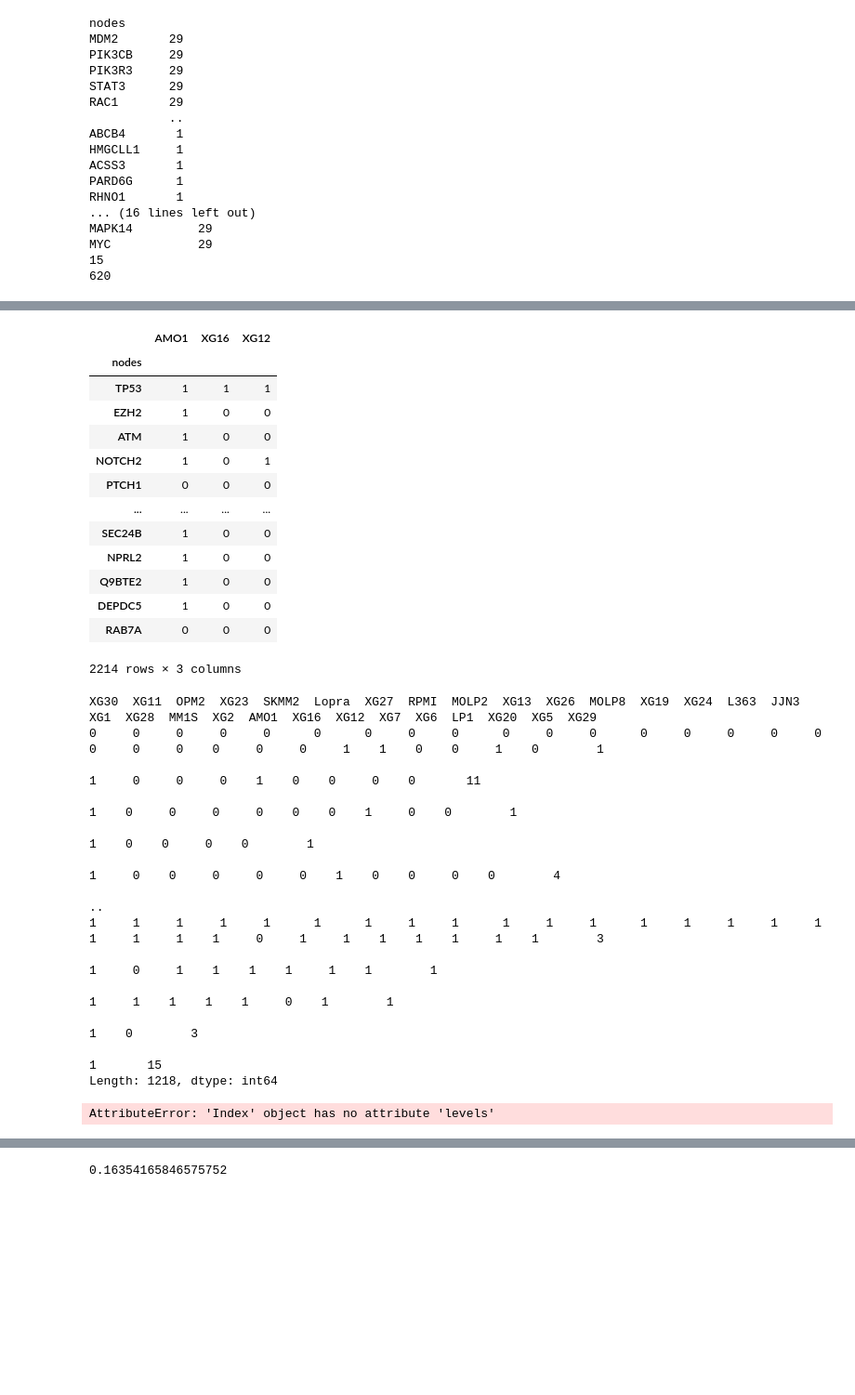
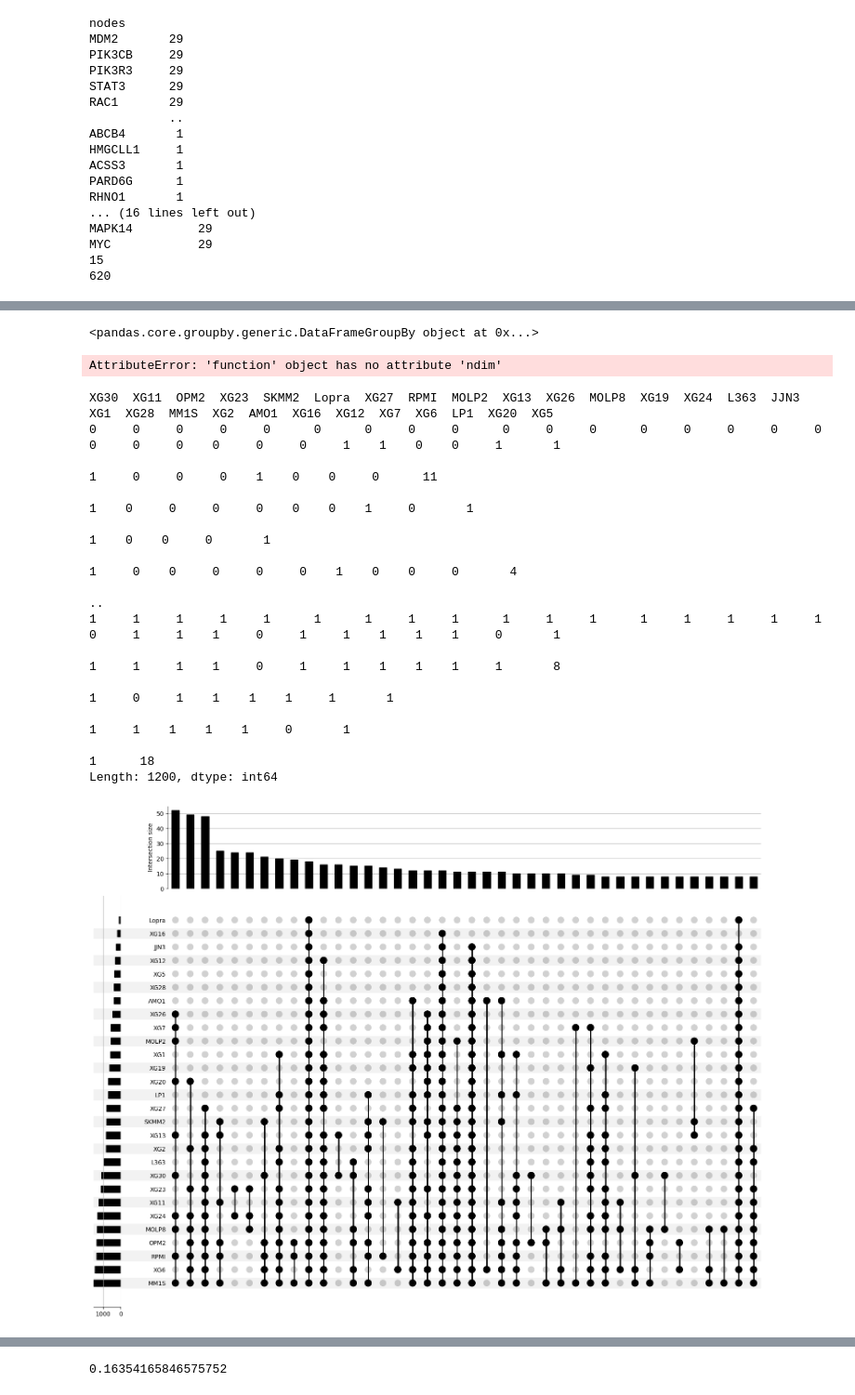
Before and after one commit to mbuffard/Projet_myelome, a Jupyter notebook: analyse_networks.ipynb, the cells around one changed output, grey strips where cells are left out. Shown at 93% size. Drawn from its saved outputs; the diff is of its cells as text; code cells hidden in the pictures; blank space fills up the shorter version.

```diff
--- a/analyse_networks.ipynb
+++ b/analyse_networks.ipynb
@@ -109,10 +105,9 @@ MYC            29
 620
 # %%
 print(df3[df3["occurence"] ==30])
-df_reduced=df.drop(df3[df3["occurence"] ==30].index,axis=0)
-print(df_reduced)
-df_reduced=df_reduced.drop(df3[df3["occurence"] <2].index,axis=0)
-print(df_reduced[df_reduced['occurence']==15])
+df_reduced1=df.drop(df3[df3["occurence"] ==30].index,axis=0)
+print(df_reduced1)
+df_reduced=df_reduced1.drop(df3[df3["occurence"] <2].index,axis=0)
 # %% [output]
 Empty DataFrame
 Columns: [occurence]
@@ -135,44 +129,33 @@ KeyError: 'occurence'
 # %%
 small_df_test=df_reduced[['AMO1','XG16','XG12']]
+print(small_df_test.groupby('nodes'))
 
-small_df_test
+plot(small_df_test.groupby(['AMO1','XG16','XG12']).size)
 # %% [output]
-|  | AMO1 | XG16 | XG12 |
-| nodes |  |  |  |
-| TP53 | 1 | 1 | 1 |
-| EZH2 | 1 | 0 | 0 |
-| ATM | 1 | 0 | 0 |
-| NOTCH2 | 1 | 0 | 1 |
-| PTCH1 | 0 | 0 | 0 |
-| ... | ... | ... | ... |
-| SEC24B | 1 | 0 | 0 |
-| NPRL2 | 1 | 0 | 0 |
-| Q9BTE2 | 1 | 0 | 0 |
-| DEPDC5 | 1 | 0 | 0 |
-| RAB7A | 0 | 0 | 0 |
-2214 rows × 3 columns
+<pandas.core.groupby.generic.DataFrameGroupBy object at 0x...>
+AttributeError: 'function' object has no attribute 'ndim'
 # %%
 
 #a refaire
-example = df_reduced.groupby(cell_lines[0:5]).size()
+example = df_reduced.groupby(cell_lines[0:28]).size()
+example.to_csv("test.csv")
 
-
-example = df_reduced.groupby(cell_lines).size()
+#example = df_reduced.groupby(cell_lines).size()
 print(example)
-plot(df_reduced,max_subset_rank=30)
+plot(example,max_subset_rank=30,sort_by='cardinality')
 plt.show()
 # %% [output]
-XG30  XG11  OPM2  XG23  SKMM2  Lopra  XG27  RPMI  MOLP2  XG13  XG26  MOLP8  XG19  XG24  L363  JJN3  XG1  XG28  MM1S  XG2  AMO1  XG16  XG12  XG7  XG6  LP1  XG20  XG5  XG29
-0     0     0     0     0      0      0     0     0      0     0     0      0     0     0     0     0    0     0     0    0     0     0     1    1    0    0     1    0        1
-                                                                                                                          1     0     0     0    1    0    0     0    0       11
-                                                                                                                     1    0     0     0     0    0    0    1     0    0        1
-                                                                                                                                                 1    0    0     0    0        1
-                                                                                                               1     0    0     0     0     0    1    0    0     0    0        4
-                                                                                                                                                                              ..
-1     1     1     1     1      1      1     1     1      1     1     1      1     1     1     1     1    1     1     1    1     0     1     1    1    1    1     1    1        3
-                                                                                                                                1     0     1    1    1    1     1    1        1
-                                                                                                                                      1     1    1    1    1     0    1        1
-                                                                                                                                                                 1    0        3
-                                                                                                                                                                      1       15
-Length: 1218, dtype: int64
+XG30  XG11  OPM2  XG23  SKMM2  Lopra  XG27  RPMI  MOLP2  XG13  XG26  MOLP8  XG19  XG24  L363  JJN3  XG1  XG28  MM1S  XG2  AMO1  XG16  XG12  XG7  XG6  LP1  XG20  XG5
+0     0     0     0     0      0      0     0     0      0     0     0      0     0     0     0     0    0     0     0    0     0     0     1    1    0    0     1       1
+                                                                                                                          1     0     0     0    1    0    0     0      11
+                                                                                                                     1    0     0     0     0    0    0    1     0       1
+                                                                                                                                                 1    0    0     0       1
+                                                                                                               1     0    0     0     0     0    1    0    0     0       4
+                                                                                                                                                                        ..
+1     1     1     1     1      1      1     1     1      1     1     1      1     1     1     1     1    0     1     1    1     0     1     1    1    1    1     0       1
+                                                                                                         1     1     1    1     0     1     1    1    1    1     1       8
+                                                                                                                                1     0     1    1    1    1     1       1
+                                                                                                                                      1     1    1    1    1     0       1
+                                                                                                                                                                 1      18
+Length: 1200, dtype: int64
-AttributeError: 'Index' object has no attribute 'levels'
+[figure, added]
```
Also changed, not shown: parts of 20 cells of this notebook.
